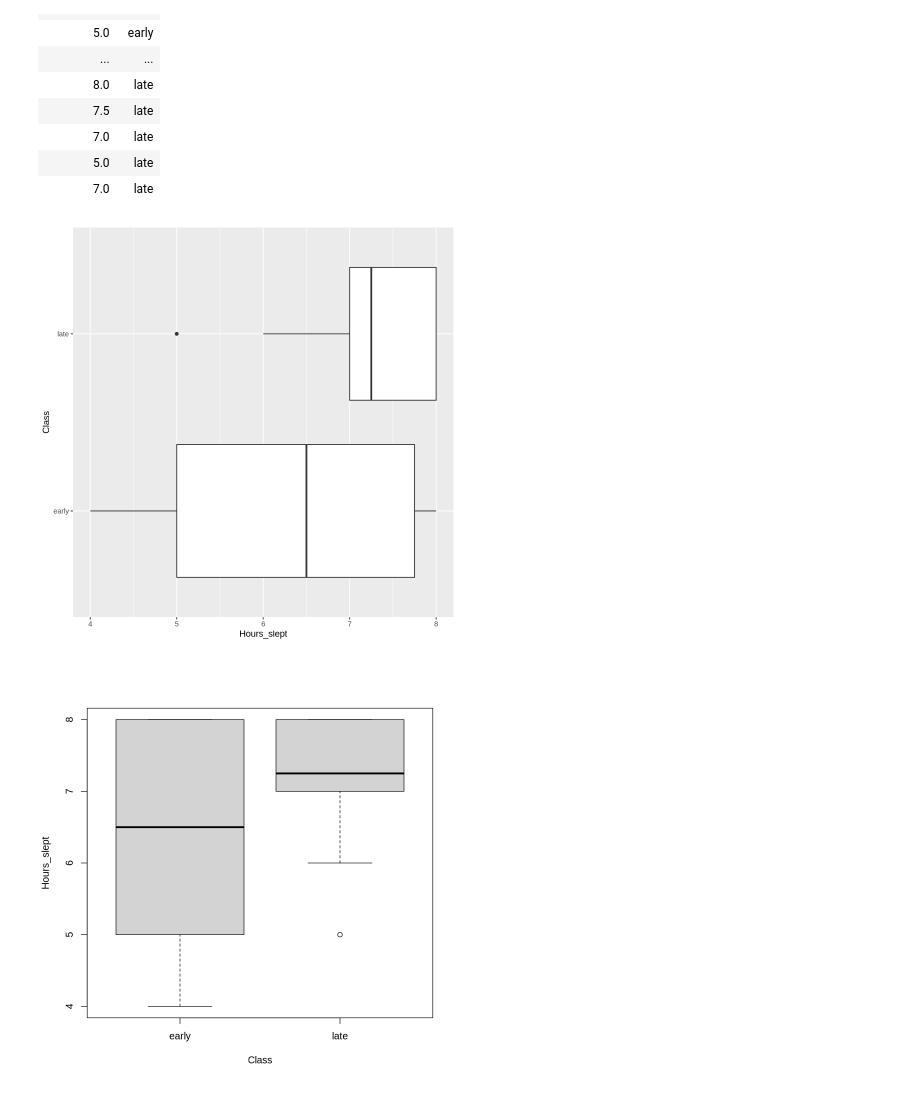
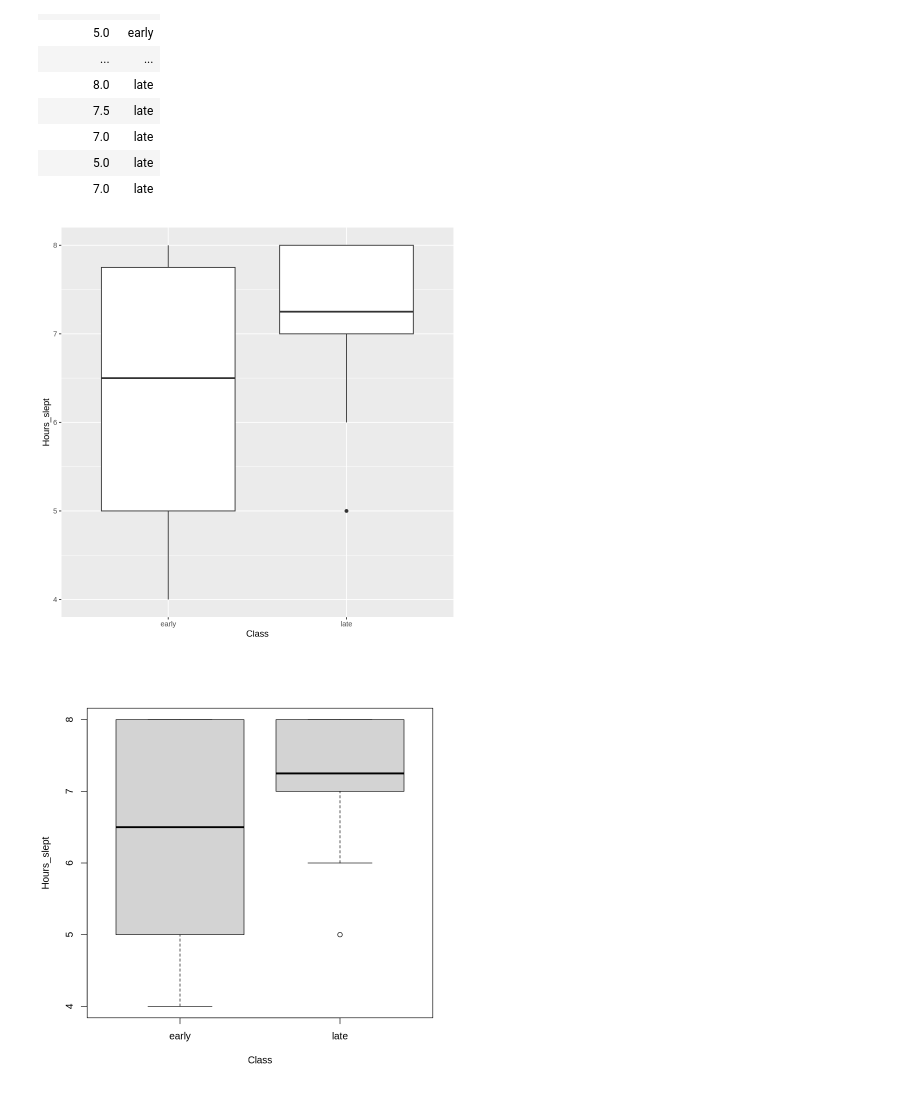
Before and after one commit to birdie2030/CulturalDataScience, a Jupyter notebook: stats_1_empty.ipynb, the cells around one changed output. Drawn from its saved outputs; the diff is of its cells as text; code cells hidden in the pictures.

```diff
--- a/stats_1_empty.ipynb
+++ b/stats_1_empty.ipynb
@@ -437,11 +437,11 @@ A data.frame: 20 × 2
 | 7.0 | late |
 # %%
 ggplot(SleepStudy,
-       aes(x = Hours_slept,
-           y = Class)) +
+       aes(x = Class,
+           y = Hours_slept)) +
     geom_boxplot()
 # %% [output]
-[figure, old version]
+[figure, new version]
 # %%
 boxplot(Hours_slept~Class)
 # %% [output]
```
Also changed, not shown: 1 other file.
